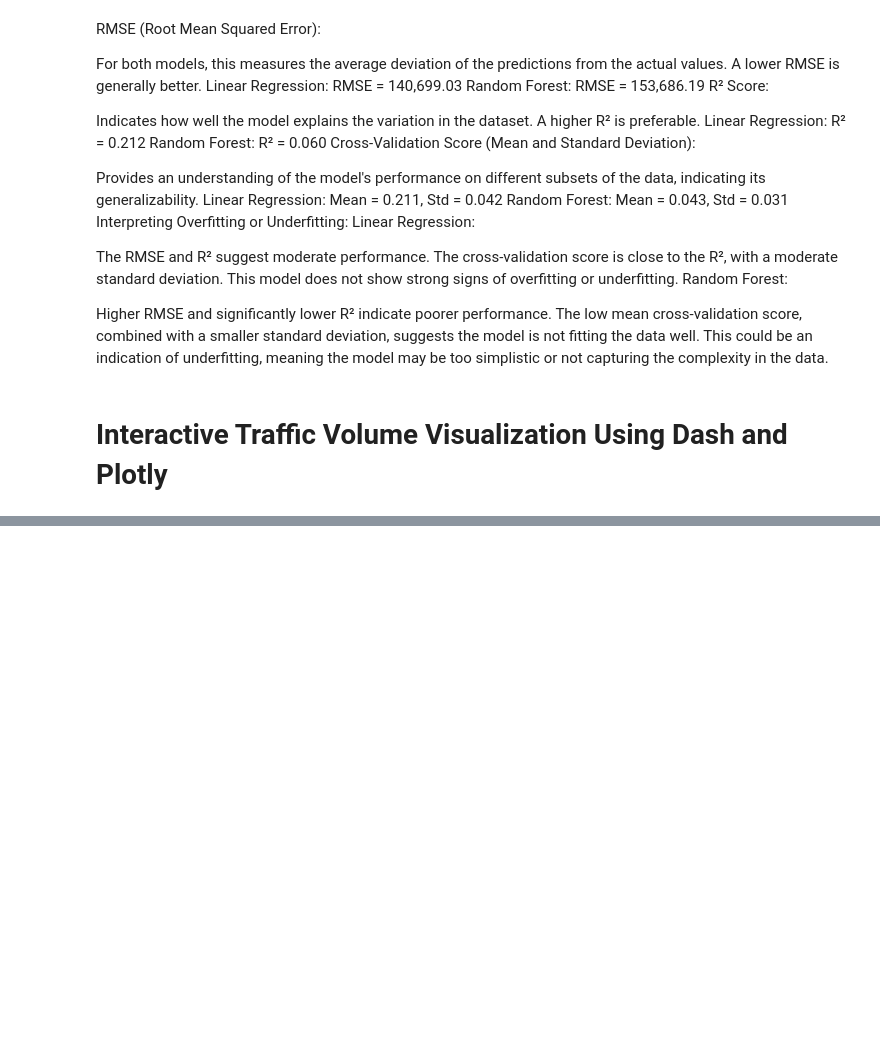
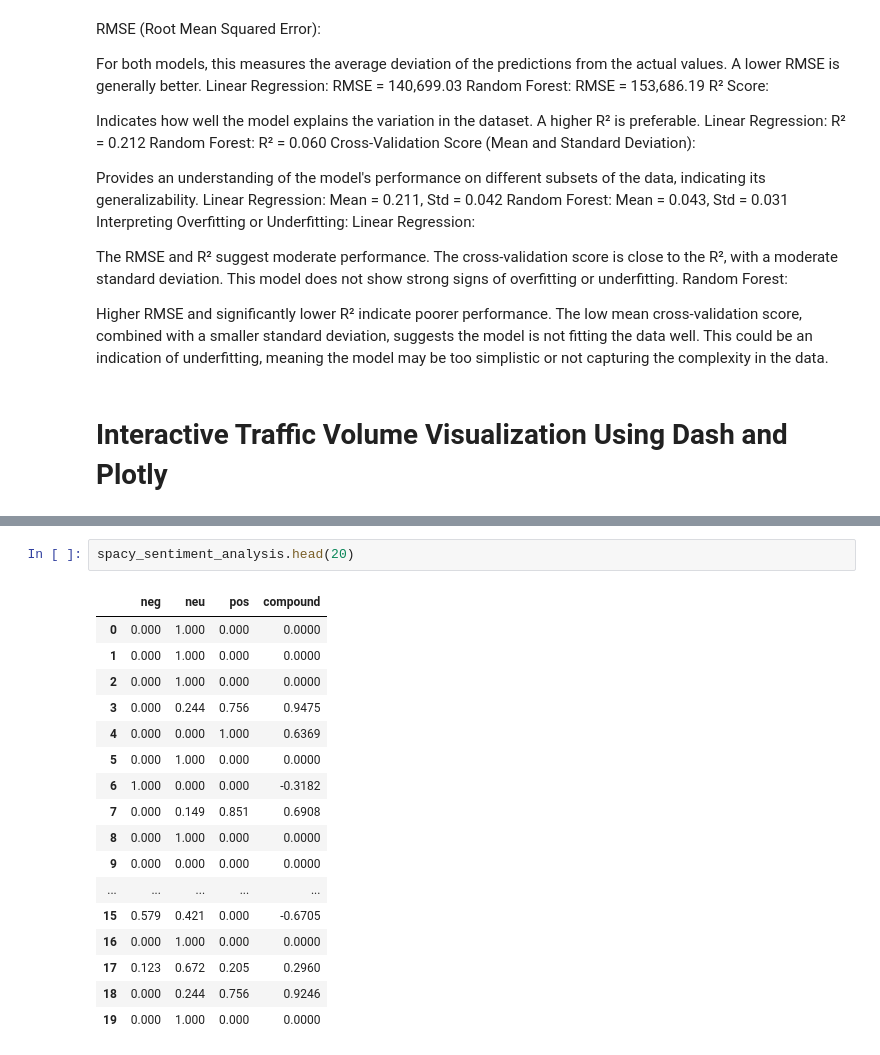
Before and after one commit to sba23022/sba23022, a Jupyter notebook: CA2_TransportFlowForecast_Analysis-checkpoint.ipynb, the cells around one changed output, grey strips where cells are left out. Cells and saved outputs as stored; diff of their text form; blank space fills up the shorter version.

```diff
--- a/CA2_TransportFlowForecast_Analysis-checkpoint.ipynb
+++ b/CA2_TransportFlowForecast_Analysis-checkpoint.ipynb
@@ -2332,0 +2327,20 @@ The model may be skewed towards forecasting positive sentiments, as evidenced by
+# %%
+spacy_sentiment_analysis.head(20)
+# %% [output]
+|  | neg | neu | pos | compound |
+| 0 | 0.000 | 1.000 | 0.000 | 0.0000 |
+| 1 | 0.000 | 1.000 | 0.000 | 0.0000 |
+| 2 | 0.000 | 1.000 | 0.000 | 0.0000 |
+| 3 | 0.000 | 0.244 | 0.756 | 0.9475 |
+| 4 | 0.000 | 0.000 | 1.000 | 0.6369 |
+| 5 | 0.000 | 1.000 | 0.000 | 0.0000 |
+| 6 | 1.000 | 0.000 | 0.000 | -0.3182 |
+| 7 | 0.000 | 0.149 | 0.851 | 0.6908 |
+| 8 | 0.000 | 1.000 | 0.000 | 0.0000 |
+| 9 | 0.000 | 0.000 | 0.000 | 0.0000 |
+| ... | ... | ... | ... | ... |
+| 15 | 0.579 | 0.421 | 0.000 | -0.6705 |
+| 16 | 0.000 | 1.000 | 0.000 | 0.0000 |
+| 17 | 0.123 | 0.672 | 0.205 | 0.2960 |
+| 18 | 0.000 | 0.244 | 0.756 | 0.9246 |
+| 19 | 0.000 | 1.000 | 0.000 | 0.0000 |
```
Also changed, not shown: parts of 169 cells of this notebook.
